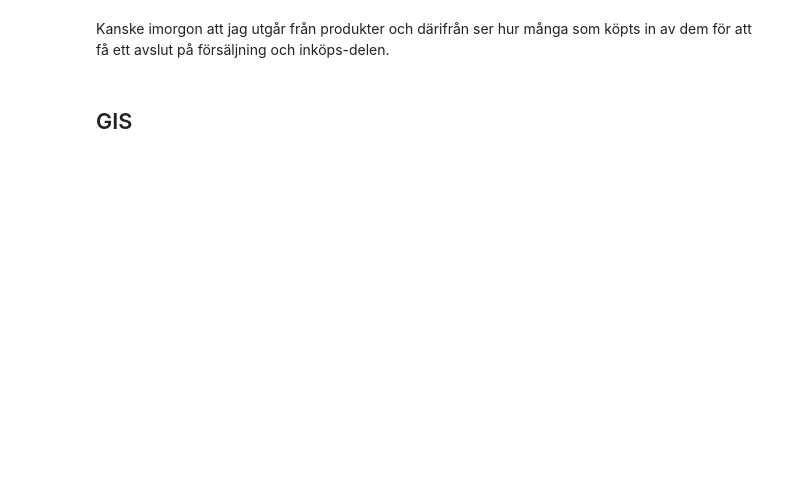
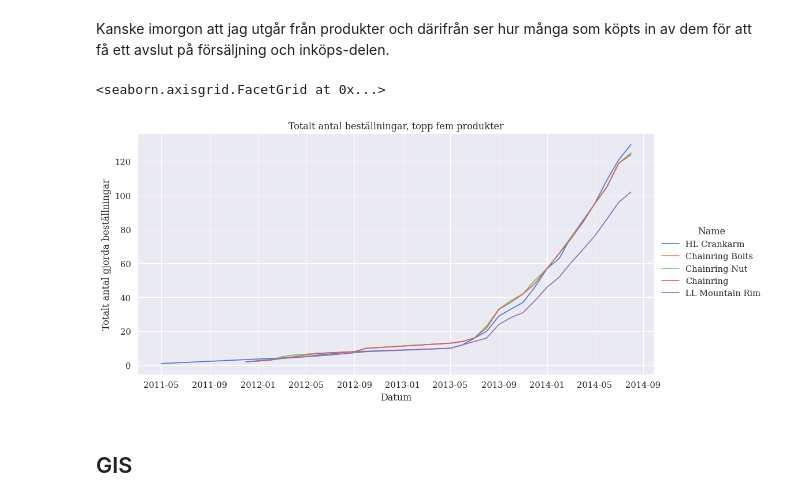
Before and after one commit to schizoakustik/kunskapskontroll_SQL, a Jupyter notebook: kunskapskontroll_sql.ipynb, the cells around one changed output. Saved outputs shown, nothing was run; the diff lists cells and outputs as text; code cells hidden in the pictures; blank space fills up the shorter version.

```diff
--- a/kunskapskontroll_sql.ipynb
+++ b/kunskapskontroll_sql.ipynb
@@ -386,3 +309,40 @@ if plot:
     sns.relplot(data=transaction_history_df, x='TransactionDate', y='TotalCost', hue='TransactionType', kind='line', aspect=3)
 # %% [markdown]
 Kanske imorgon att jag utgår från produkter och därifrån ser hur många som köpts in av dem för att få ett avslut på försäljning och inköps-delen.
+# %%
+products_sql = """
+
+WITH TimesOrdered_CTE AS
+(
+SELECT
+    YEAR(DueDate) Year
+    ,MONTH(DueDate) Month
+    ,ProductID
+    ,COUNT(ProductID) TimesOrdered
+FROM Purchasing.PurchaseOrderDetail
+WHERE ProductID IN (319, 320, 321, 322, 507)
+GROUP BY YEAR(DueDate), MONTH(DueDate), ProductID
+)
+SELECT Year
+    ,Month
+    ,A.ProductID
+    ,B.Name
+    ,SUM(TimesOrdered)
+        OVER (  PARTITION BY A.ProductID
+                ORDER BY Year, Month
+        ) TotalTimesOrdered
+FROM TimesOrdered_CTE A
+INNER JOIN Production.Product B
+    ON A.ProductID = B.ProductID
+GROUP BY Year, [Month], A.ProductID, TimesOrdered, Name
+ORDER BY TotalTimesOrdered DESC
+ """
+
+products_df = pd.read_sql(products_sql, engine)
+products_df['Date'] = pd.to_datetime(products_df[['Year', 'Month']].assign(DAY=1))
+# %%
+fg = sns.relplot(data=products_df, x='Date', y='TotalTimesOrdered', hue='Name', kind='line', aspect=2, palette='muted')
+fg.set(title='Totalt antal beställningar, topp fem produkter', xlabel='Datum', ylabel='Totalt antal gjorda beställningar')
+# %% [output]
+<seaborn.axisgrid.FacetGrid at 0x...>
+[figure, added]
```
Also changed, not shown: parts of 13 cells of this notebook, 1 other file.
